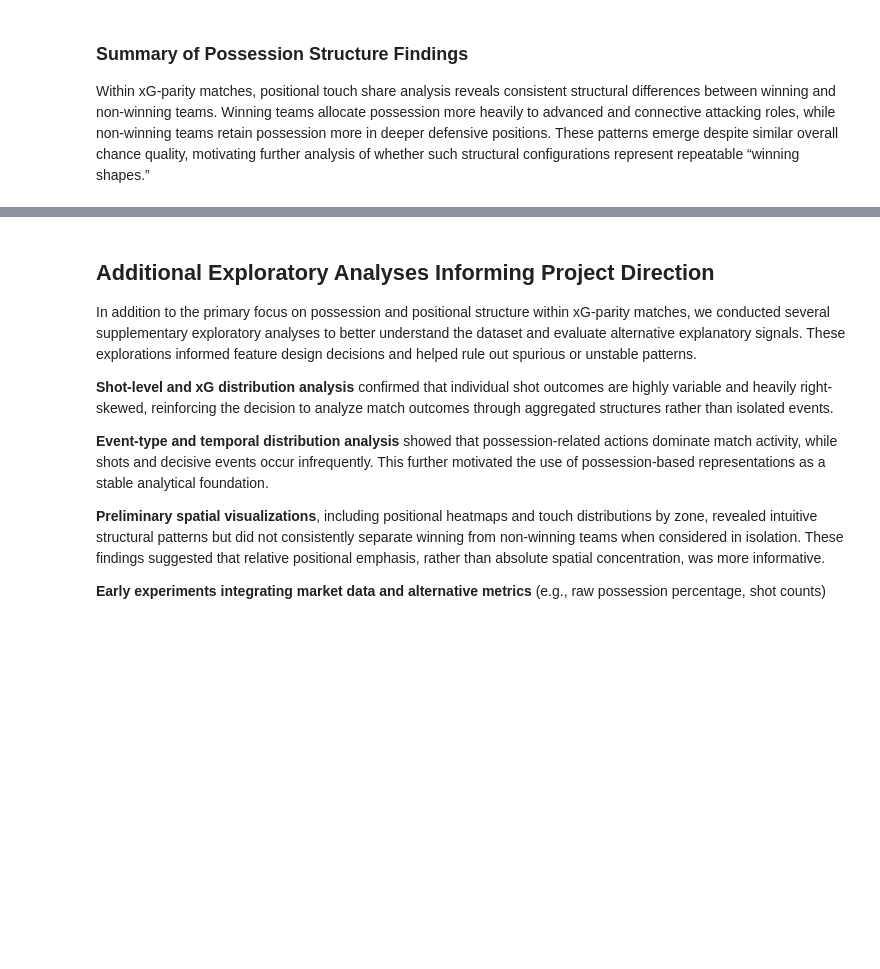
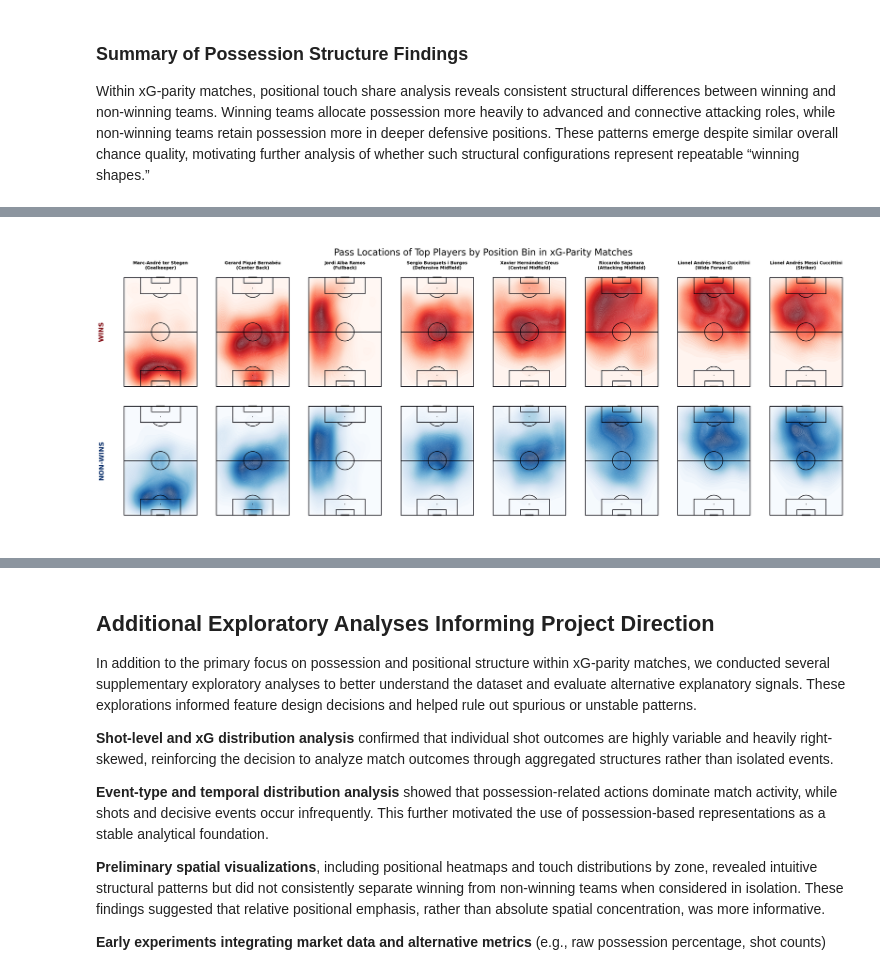
Before and after one commit to TrilemmaFoundation/soccer-analytics-capstone-template, a Jupyter notebook: eda/EDA.ipynb, the cells around one changed output, grey strips where cells are left out. Saved outputs shown, nothing was run; the diff lists cells and outputs as text; code cells hidden in the pictures; blank space fills up the shorter version.

```diff
--- a/eda/EDA.ipynb
+++ b/eda/EDA.ipynb
@@ -788,0 +880,47 @@ analysis of whether such structural configurations represent repeatable “winni
+# %%
+import matplotlib.pyplot as plt
+from mplsoccer import VerticalPitch
+
+player_positions = [
+    ("Goalkeeper", "Marc-André ter Stegen"),
+    ("Center Back", "Gerard Piqué Bernabéu"),
+    ("Fullback", "Jordi Alba Ramos"),
+    ("Defensive Midfield", "Sergio Busquets i Burgos"),
+    ("Central Midfield", "Xavier Hernández Creus"),
+    ("Attacking Midfield", "Riccardo Saponara"),
+    ("Wide Forward", "Lionel Andrés Messi Cuccittini"),
+    ("Striker", "Lionel Andrés Messi Cuccittini")
+]
+
+pitch = VerticalPitch(line_color='#000009', line_zorder=2)
+fig, axs = pitch.grid(nrows=2, ncols=8, figheight=16,
+                      grid_height=0.7, title_height=0.1,
+                      axis=False, endnote_height=0.05)
+
+for i, (pos, player) in enumerate(player_positions):
+    p_win = win_passes[(win_passes["player"] == player) & (win_passes["position_bin"] == pos)]
+    p_nonwin = nonwin_passes[(nonwin_passes["player"] == player) & (nonwin_passes["position_bin"] == pos)]
+
+    ax_win = axs['pitch'][0, i]
+    ax_nonwin = axs['pitch'][1, i]
+
+    if not p_win.empty:
+        pitch.kdeplot(p_win['pass_end_location_x'], p_win['pass_end_location_y'],
+                      ax=ax_win, fill=True, levels=100, thresh=0, cmap='Reds', alpha=0.7)
+
+    if not p_nonwin.empty:
+        pitch.kdeplot(p_nonwin['pass_end_location_x'], p_nonwin['pass_end_location_y'],
+                      ax=ax_nonwin, fill=True, levels=100, thresh=0, cmap='Blues', alpha=0.7)
+
+    ax_win.set_title(f"{player}\n({pos})", fontsize=14, fontweight='bold', pad=15)
+
+axs['pitch'][0, 0].text(-25, 60, "WINS", rotation=90, fontsize=22,
+                        fontweight='bold', color='#800610', va='center', ha='center')
+axs['pitch'][1, 0].text(-25, 60, "NON-WINS", rotation=90, fontsize=22,
+                        fontweight='bold', color='#08306b', va='center', ha='center')
+axs['title'].text(0.5, 0.5, 'Pass Locations of Top Players by Position Bin in xG-Parity Matches',
+                  fontsize=30, ha='center', va='center')
+
+plt.show()
+# %% [output]
+[figure, added]
```
Also changed, not shown: parts of 26 cells of this notebook.
